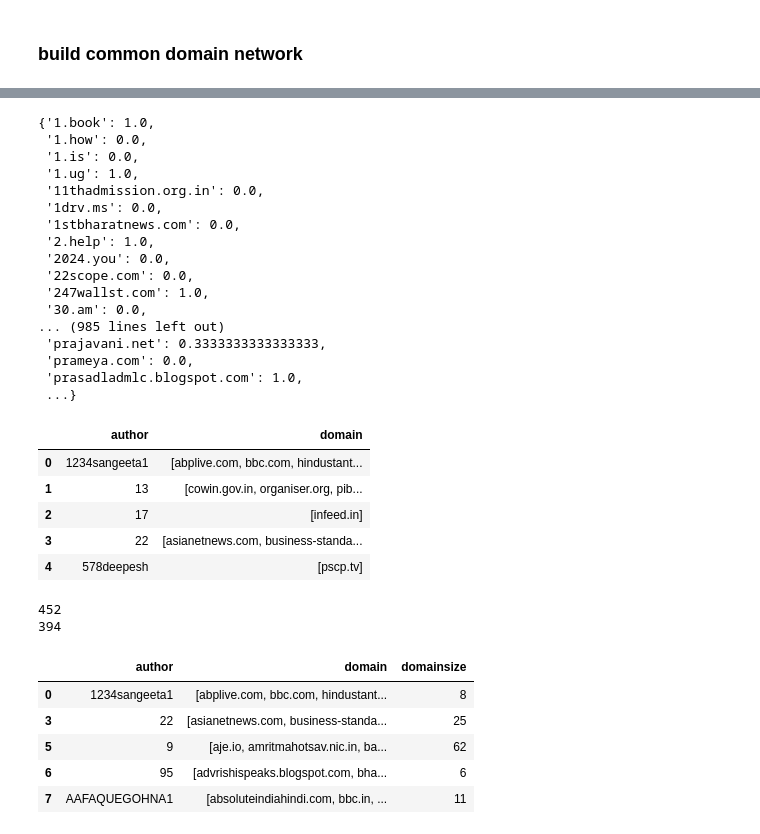
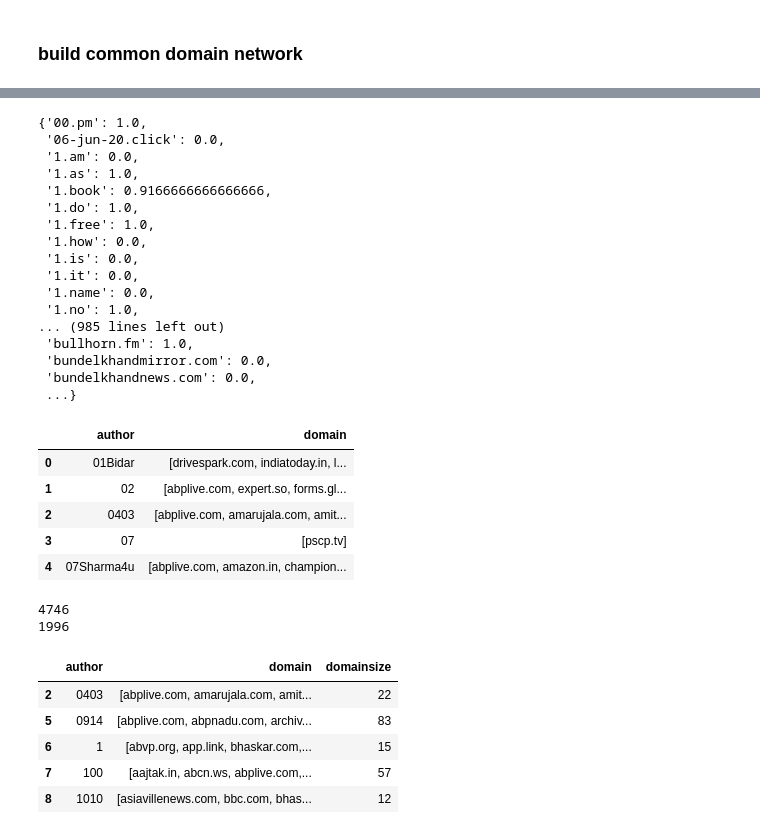
Before and after one commit to shrutiphadke/adversarial_IN, a Jupyter notebook: data_processing/domain_sharing_network.ipynb, the cells around one changed output, grey strips where cells are left out. Saved outputs shown, nothing was run; the diff lists cells and outputs as text; code cells hidden in the pictures.

Commit message:
processing expanded data

```diff
--- a/data_processing/domain_sharing_network.ipynb
+++ b/data_processing/domain_sharing_network.ipynb
@@ -4,7 +4,7 @@ import numpy as np
 import networkx as nx
 import matplotlib.pyplot as plt
 # %%
-data = pd.read_csv("../lite_data/extracted_urls.csv", header=0)
+data = pd.read_csv("../lite_data/dec15_extracted_domains.csv", header=0)
 data.head()
 # %% [output]
 |  | Unnamed: 0 | author | domain | count |
@@ -241,50 +259,50 @@ domain_formated.sample(5)
 domainvalues = domain_formated.set_index("domain").to_dict()['domain_value']
 domainvalues
 # %% [output]
-{'1.book': 1.0,
+{'00.pm': 1.0,
+ '06-jun-20.click': 0.0,
+ '1.am': 0.0,
+ '1.as': 1.0,
+ '1.book': 0.9166666666666666,
+ '1.do': 1.0,
+ '1.free': 1.0,
  '1.how': 0.0,
  '1.is': 0.0,
- '1.ug': 1.0,
- '11thadmission.org.in': 0.0,
- '1drv.ms': 0.0,
- '1stbharatnews.com': 0.0,
- '2.help': 1.0,
- '2024.you': 0.0,
- '22scope.com': 0.0,
- '247wallst.com': 1.0,
- '30.am': 0.0,
+ '1.it': 0.0,
+ '1.name': 0.0,
+ '1.no': 1.0,
 ... (985 lines left out)
- 'prajavani.net': 0.3333333333333333,
- 'prameya.com': 0.0,
- 'prasadladmlc.blogspot.com': 1.0,
+ 'bullhorn.fm': 1.0,
+ 'bundelkhandmirror.com': 0.0,
+ 'bundelkhandnews.com': 0.0,
  ...}
 # %%
 domain_list = data.groupby("author")['domain'].apply(list).reset_index()
 domain_list.head()
 # %% [output]
 |  | author | domain |
-| 0 | 1234sangeeta1 | [abplive.com, bbc.com, hindustant... |
-| 1 | 13 | [cowin.gov.in, organiser.org, pib... |
-| 2 | 17 | [infeed.in] |
-| 3 | 22 | [asianetnews.com, business-standa... |
-| 4 | 578deepesh | [pscp.tv] |
+| 0 | 01Bidar | [drivespark.com, indiatoday.in, l... |
+| 1 | 02 | [abplive.com, expert.so, forms.gl... |
+| 2 | 0403 | [abplive.com, amarujala.com, amit... |
+| 3 | 07 | [pscp.tv] |
+| 4 | 07Sharma4u | [abplive.com, amazon.in, champion... |
 # %%
 domain_list['domainsize'] = domain_list['domain'].apply(lambda x: len(set(x)))
 print(len(domain_list))
-print(len(domain_list.loc[domain_list['domainsize']>1]))
+print(len(domain_list.loc[domain_list['domainsize']>10]))
 # %% [output]
-452
-394
+4746
+1996
 # %%
-multiple_shared_authors = domain_list.loc[domain_list['domainsize']>5]
+multiple_shared_authors = domain_list.loc[domain_list['domainsize']>10]
 multiple_shared_authors.head()
 # %% [output]
 |  | author | domain | domainsize |
-| 0 | 1234sangeeta1 | [abplive.com, bbc.com, hindustant... | 8 |
-| 3 | 22 | [asianetnews.com, business-standa... | 25 |
-| 5 | 9 | [aje.io, amritmahotsav.nic.in, ba... | 62 |
-| 6 | 95 | [advrishispeaks.blogspot.com, bha... | 6 |
-| 7 | AAFAQUEGOHNA1 | [absoluteindiahindi.com, bbc.in, ... | 11 |
+| 2 | 0403 | [abplive.com, amarujala.com, amit... | 22 |
+| 5 | 0914 | [abplive.com, abpnadu.com, archiv... | 83 |
+| 6 | 1 | [abvp.org, app.link, bhaskar.com,... | 15 |
+| 7 | 100 | [aajtak.in, abcn.ws, abplive.com,... | 57 |
+| 8 | 1010 | [asiavillenews.com, bbc.com, bhas... | 12 |
 # %%
 nodes = defaultdict()
 edges = defaultdict()
```
Also changed, not shown: parts of 23 cells of this notebook, 2 other files.
